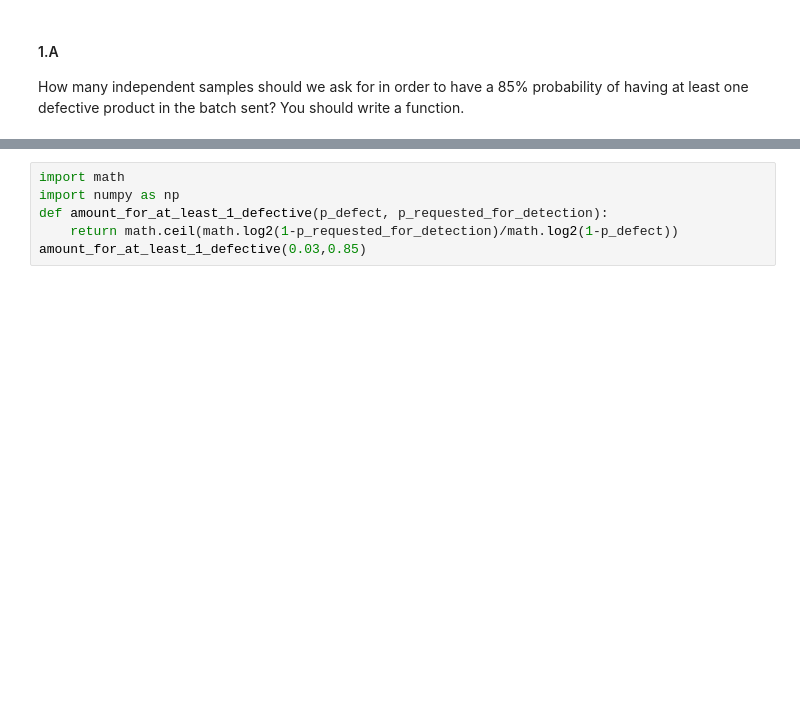
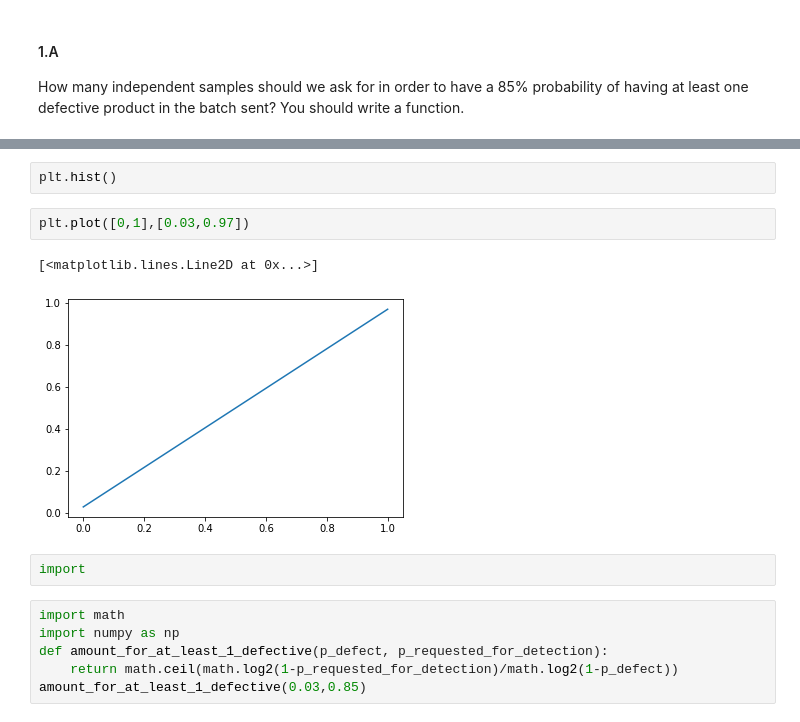
Before and after one commit to barboym/hw_statistics_runi, a Jupyter notebook: HW1.ipynb, the cells around one changed output, grey strips where cells are left out. Cells and saved outputs as stored; diff of their text form; blank space fills up the shorter version.

```diff
--- a/HW1.ipynb
+++ b/HW1.ipynb
@@ -24,3 +48,12 @@ How many independent samples should we ask for in order to have a 85% probabilit
+# %%
+plt.hist()
+# %%
+plt.plot([0,1],[0.03,0.97])
+# %% [output]
+[<matplotlib.lines.Line2D at 0x...>]
+[figure, added]
+# %%
+import
 # %%
 import math
 import numpy as np
```
Also changed, not shown: parts of 37 cells of this notebook, 1 other file.
